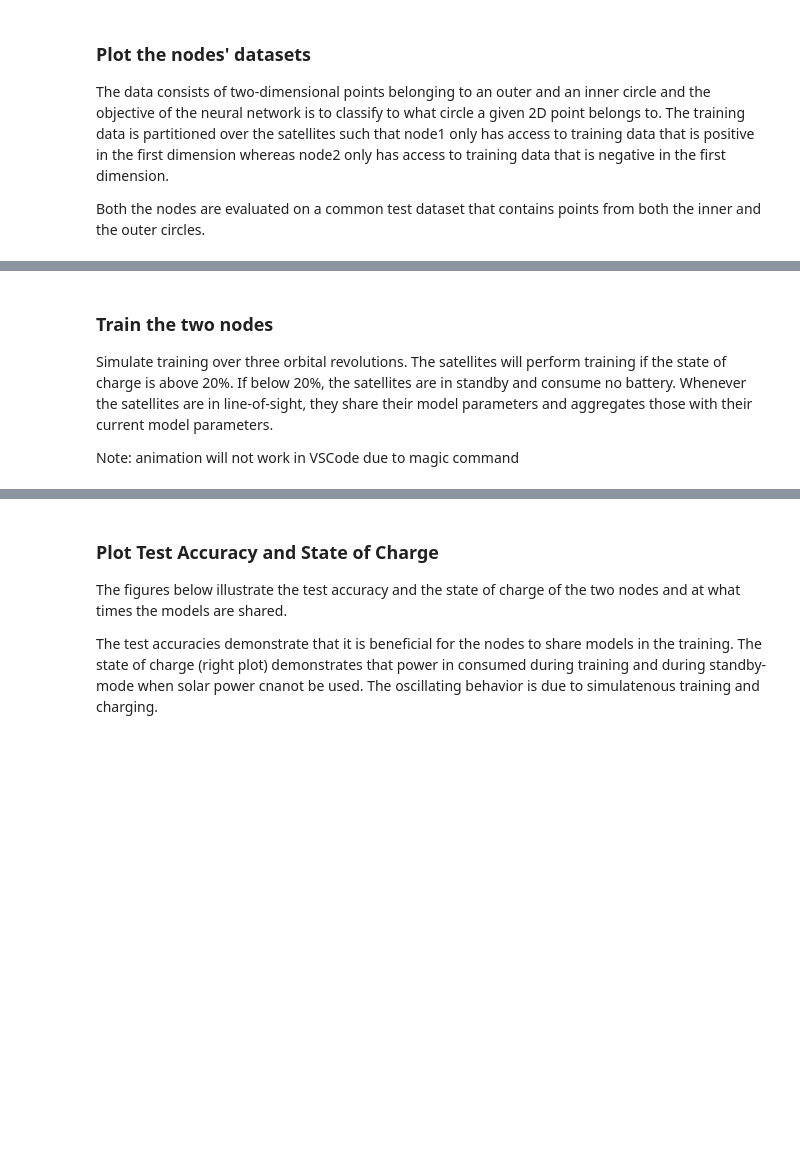
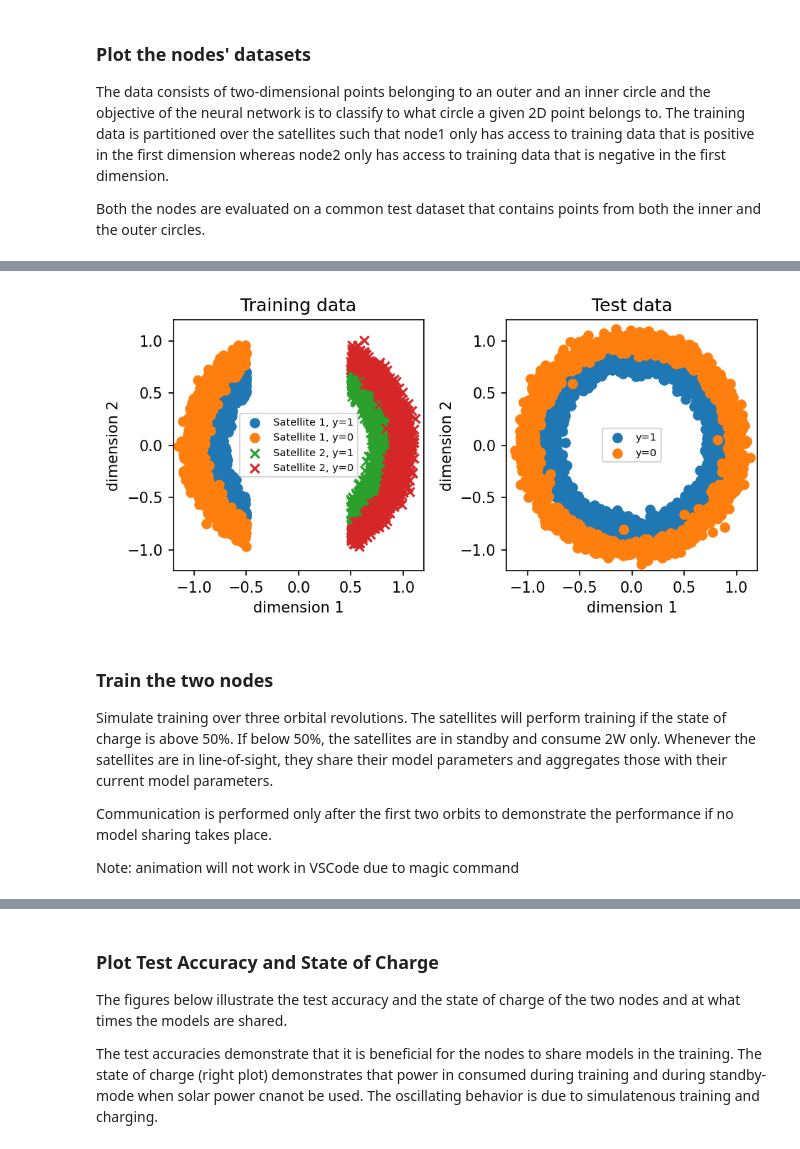
Before and after one commit to aidotse/PASEOS, a Jupyter notebook: examples/Learning_example/learning_example.ipynb, the cells around one changed output, grey strips where cells are left out. Cells and saved outputs as stored; diff of their text form; code cells hidden in the pictures; blank space fills up the shorter version.

```diff
--- a/examples/Learning_example/learning_example.ipynb
+++ b/examples/Learning_example/learning_example.ipynb
@@ -53,17 +56,20 @@ colors = prop_cycle.by_key()['color']
 
 X1 = np.asarray(node1.model.train_dataloader.dataset.X)
 y1 = np.asarray(node1.model.train_dataloader.dataset.y)
-axes[0].scatter(X1[y1==1,0], X1[y1==1,1], label = "node1, y=1", color=colors[0])
-axes[0].scatter(X1[y1==0,0], X1[y1==0,1], label = "node1, y=0", color=colors[1])
+axes[0].scatter(X1[y1==1,0], X1[y1==1,1], label = "Satellite 1, y=1", color=colors[0])
+axes[0].scatter(X1[y1==0,0], X1[y1==0,1], label = "Satellite 1, y=0", color=colors[1])
 
 X2 = np.asarray(node2.model.train_dataloader.dataset.X)
 y2 = np.asarray(node2.model.train_dataloader.dataset.y)
-axes[0].scatter(X2[y2==1,0], X2[y2==1,1],marker='x', label = "node2, y=1", color=colors[2])
-axes[0].scatter(X2[y2==0,0], X2[y2==0,1],marker='x', label = "node2, y=0", color=colors[3])
+axes[0].scatter(X2[y2==1,0], X2[y2==1,1],marker='x', label = "Satellite 2, y=1", color=colors[2])
+axes[0].scatter(X2[y2==0,0], X2[y2==0,1],marker='x', label = "Satellite 2, y=0", color=colors[3])
 axes[0].set_title("Training data")
 axes[0].set_xlabel("dimension 1")
 axes[0].set_ylabel("dimension 2")
-axes[0].legend()
+axes[0].set_xlim(-1.2,1.2)
+axes[0].set_ylim(-1.2,1.2)
+axes[0].legend(loc="center", prop={'size': 7})
+axes[0].set_aspect('equal', adjustable='box')
 
 X = np.asarray(node1.model.test_dataloader.dataset.X)
 y = np.asarray(node1.model.test_dataloader.dataset.y)
@@ -72,6 +78,9 @@ axes[1].scatter(X[y==0,0], X[y==0,1], label= "y=0")
 axes[1].set_title("Test data")
 axes[1].set_xlabel("dimension 1")
 axes[1].set_ylabel("dimension 2")
-axes[1].legend();
+axes[1].set_xlim(-1.2,1.2)
+axes[1].set_ylim(-1.2,1.2)
+axes[1].legend(loc="center", prop={'size': 7})
+axes[1].set_aspect('equal', adjustable='box')
 fig.tight_layout()
 # %% [output]
@@ -80,6 +87,9 @@ fig.tight_layout()
+[figure, added]
 # %% [markdown]
 ### Train the two nodes
-Simulate training over three orbital revolutions. The satellites will perform training if the state of charge is above 20%. If below 20%, the satellites are in standby and consume no battery. Whenever the satellites are in line-of-sight, they share their model parameters and aggregates those with their current model parameters.
+Simulate training over three orbital revolutions. The satellites will perform training if the state of charge is above 50%. If below 50%, the satellites are in standby and consume 2W only. Whenever the satellites are in line-of-sight, they share their model parameters and aggregates those with their current model parameters.
+
+Communication is performed only after the first two orbits to demonstrate the performance if no model sharing takes place.
 
 Note: animation will not work in VSCode due to magic command
 # %%
```
Also changed, not shown: parts of 6 cells of this notebook, 2 other files.
